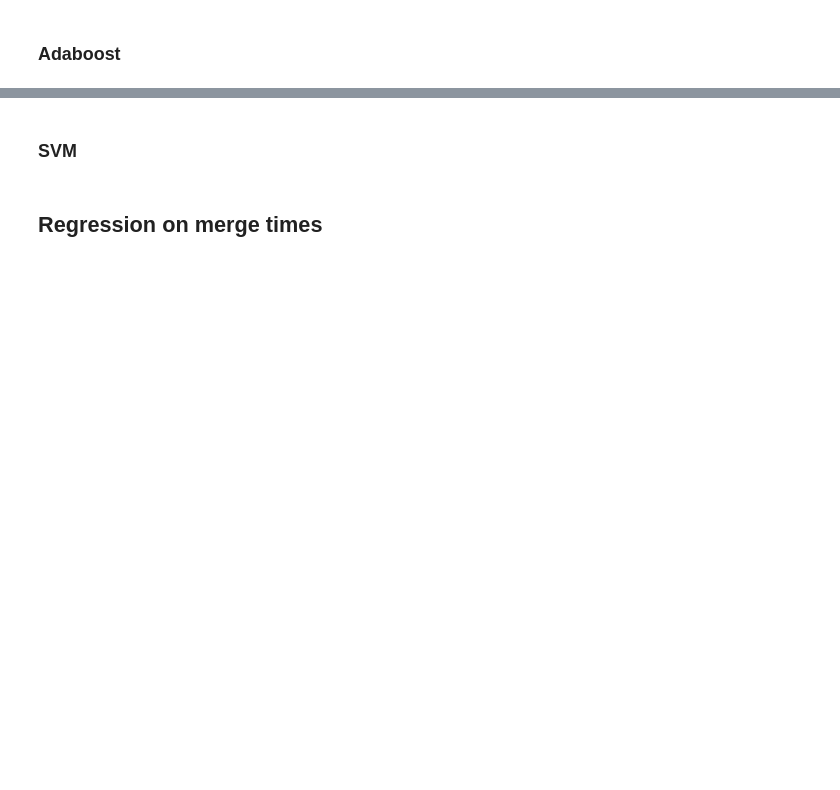
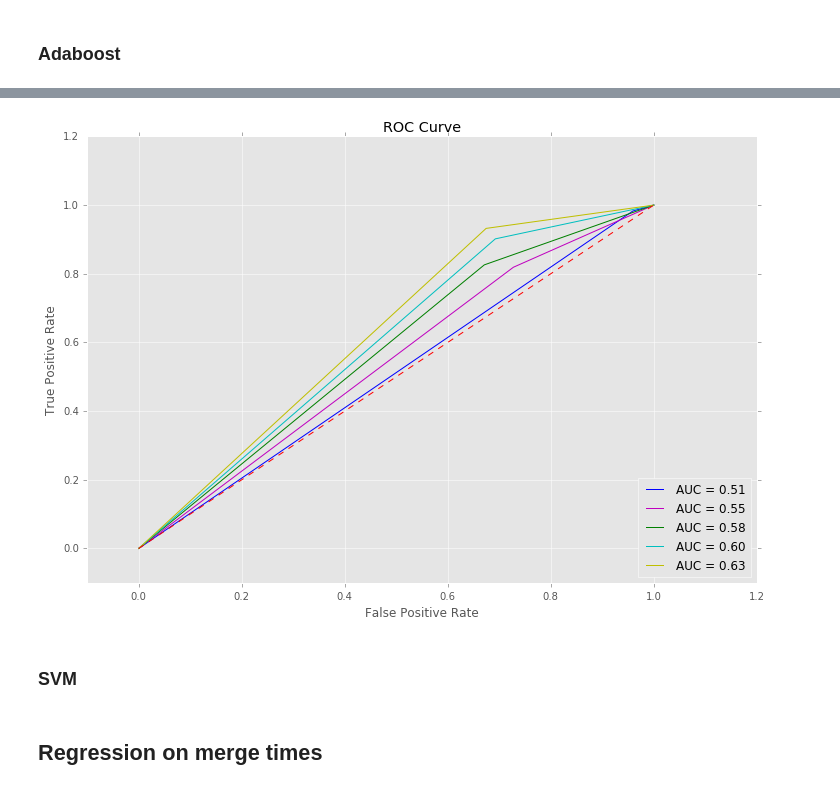
Before and after one commit to prudentprogrammer/Pull-Requests-Determinants, a Jupyter notebook: Pull Requests Determinants.ipynb, the cells around one changed output, grey strips where cells are left out. Drawn from its saved outputs; the diff is of its cells as text; code cells hidden in the pictures; blank space fills up the shorter version.

```diff
--- a/Pull Requests Determinants.ipynb
+++ b/Pull Requests Determinants.ipynb
@@ -472,6 +499,8 @@ predicted = model.predict(X_test)
 print(metrics.classification_report(y_test, predicted))
 print(metrics.confusion_matrix(y_test, predicted))
 
+fpr_knn, tpr_knn, thr = roc_curve(y_test, predicted)
+roc_auc_knn = auc(fpr_knn, tpr_knn)
 accuracy_score(y_test, predicted)
 # %% [output]
 KNeighborsClassifier(algorithm='auto', leaf_size=30, metric='minkowski',
@@ -503,6 +532,8 @@ predicted = model.predict(X_test)
 print(metrics.classification_report(y_test, predicted))
 print(metrics.confusion_matrix(y_test, predicted))
 
+fpr_dec, tpr_dec, thr = roc_curve(y_test, predicted)
+roc_auc_dec = auc(fpr_dec, tpr_dec)
 accuracy_score(y_test, predicted)
 # %% [output]
 DecisionTreeClassifier(class_weight=None, criterion='entropy', max_depth=40,
@@ -532,7 +563,8 @@ predicted = clf_random_forest.predict(X_test)
 # summarize the fit of the model
 print(metrics.classification_report(y_test, predicted))
 print(metrics.confusion_matrix(y_test, predicted))
-
+fpr_rf, tpr_rf, thr = roc_curve(y_test, predicted)
+roc_auc_rf = auc(fpr_rf, tpr_rf)
 accuracy_score(y_test, predicted)
 # %% [output]
              precision    recall  f1-score   support
@@ -550,7 +582,7 @@ avg / total       0.67      0.69      0.66     21996
 # %%
 clf_random_forest = AdaBoostClassifier(DecisionTreeClassifier(max_depth=1),
                              algorithm="SAMME",
-                             n_estimators=600)
+                             n_estimators=1000)
 clf_random_forest.fit(X_train, y_train)
 
 # make predictions
@@ -561,4 +593,7 @@ predicted = clf_random_forest.predict(X_test)
 print(metrics.classification_report(y_test, predicted))
 print(metrics.confusion_matrix(y_test, predicted))
 
+fpr_ab, tpr_ab, thr = roc_curve(y_test, predicted)
+roc_auc_ab = auc(fpr_ab, tpr_ab)
+
 accuracy_score(y_test, predicted)
@@ -565,3 +611,22 @@ accuracy_score(y_test, predicted)
+# %%
+plt.rcParams["figure.figsize"] = [12, 8]
+plt.title('ROC Curve')
+plt.plot(fpr_lr, tpr_lr, 'b', label='AUC = %0.2f'% roc_auc_lr)
+plt.plot(fpr_knn, tpr_knn, 'm', label='AUC = %0.2f'% roc_auc_knn)
+plt.plot(fpr_dec, tpr_dec, 'g', label='AUC = %0.2f'% roc_auc_dec)
+plt.plot(fpr_rf, tpr_rf, 'c', label='AUC = %0.2f'% roc_auc_rf)
+plt.plot(fpr_ab, tpr_ab, 'y', label='AUC = %0.2f'% roc_auc_ab)
+
+plt.legend(loc='lower right')
+plt.plot([0,1],[0,1],'r--')
+plt.xlim([-0.1,1.2])
+plt.ylim([-0.1,1.2])
+plt.ylabel('True Positive Rate')
+plt.xlabel('False Positive Rate')
+
+plt.show()
+# %% [output]
+[figure, added]
 # %%
 from sklearn import svm
 # %% [markdown]
```
Also changed, not shown: parts of 23 cells of this notebook.
